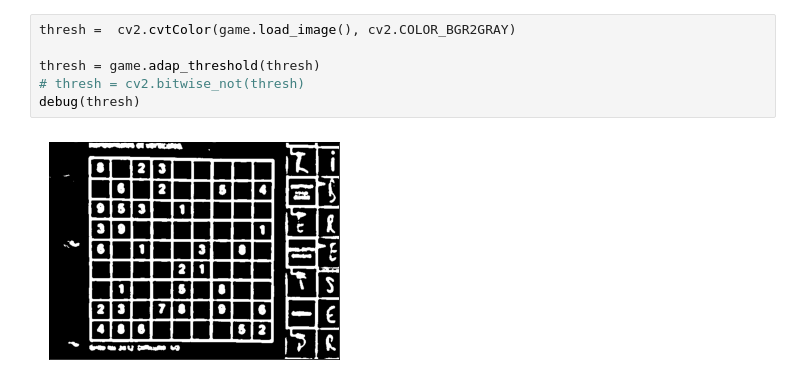
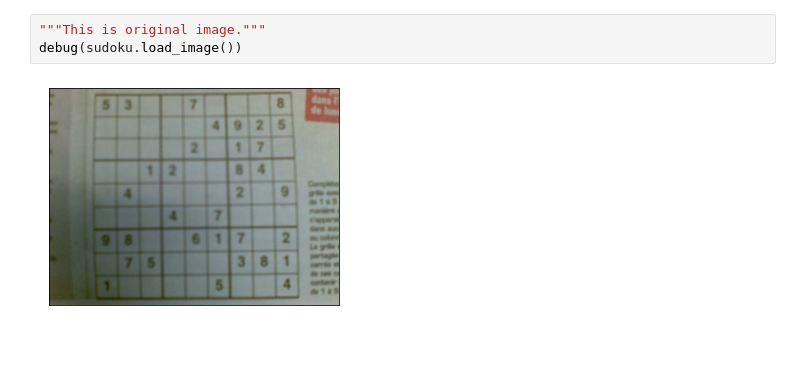
Before and after one commit to A-tichat/sudoku_detector, a Jupyter notebook: test_cv.ipynb, the cells around one changed output. Drawn from its saved outputs; the diff is of its cells as text; blank space fills up the shorter version.

```diff
--- a/test_cv.ipynb
+++ b/test_cv.ipynb
@@ -18,8 +12,5 @@ debug(game.load_image())
-# %%
-thresh =  cv2.cvtColor(game.load_image(), cv2.COLOR_BGR2GRAY)
-
-thresh = game.adap_threshold(thresh)
-# thresh = cv2.bitwise_not(thresh)
-debug(thresh)
-# %% [output]
-[figure, removed]
+# %%
+"""This is original image."""
+debug(sudoku.load_image())
+# %% [output]
+[figure, added]
```
Also changed, not shown: parts of 11 cells of this notebook, 2 other files.
